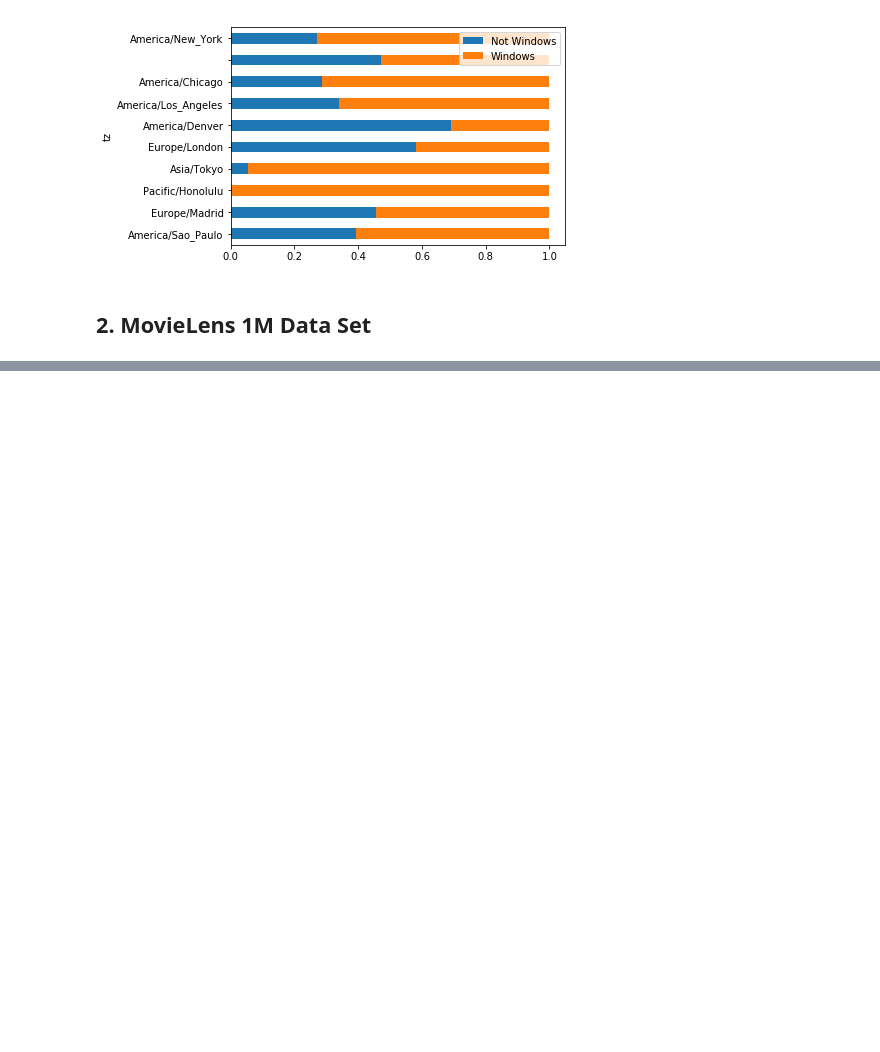
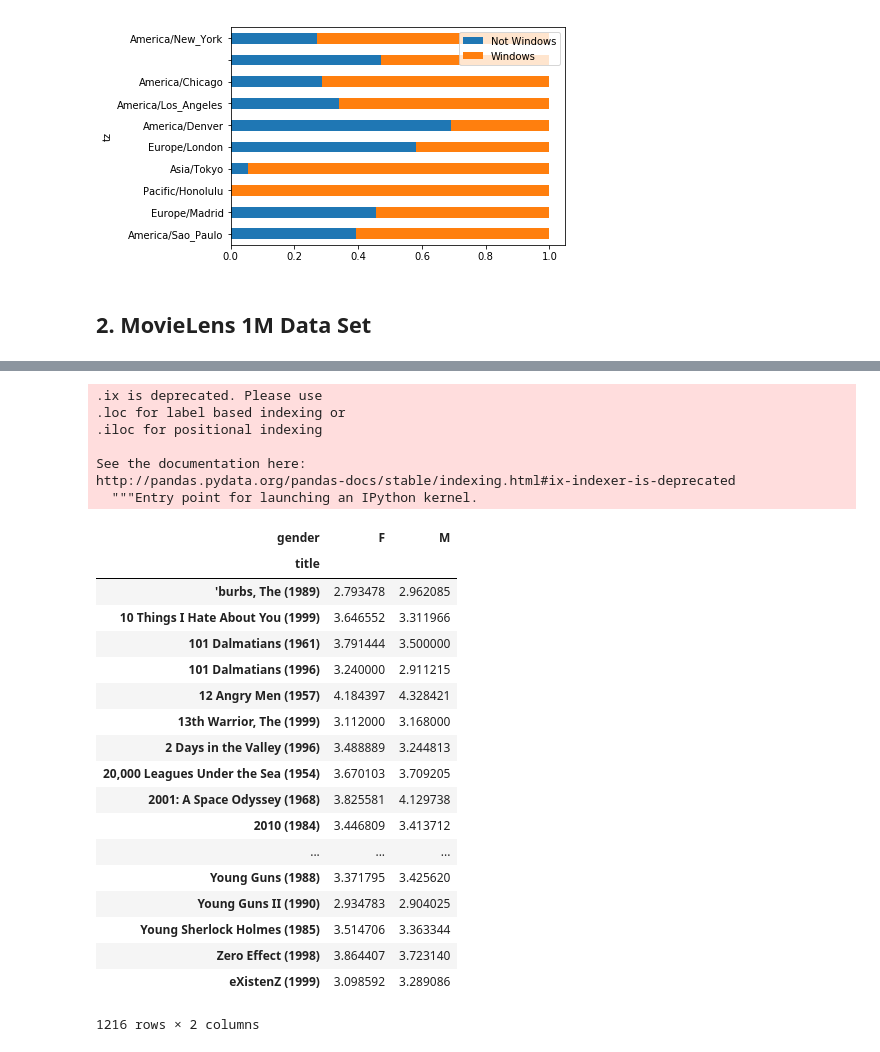
Before and after one commit to alexanderjulianmartinez/Data-Analysis-Python, a Jupyter notebook: pydata-book.ipynb, the cells around one changed output, grey strips where cells are left out. Saved outputs shown, nothing was run; the diff lists cells and outputs as text; code cells hidden in the pictures; blank space fills up the shorter version.

```diff
--- a/pydata-book.ipynb
+++ b/pydata-book.ipynb
@@ -312,0 +352,3 @@ movies = pd.read_table('/home/flexai/git/pydata-book/datasets/movielens/movies.d
+# %%
+data = pd.merge(pd.merge(ratings, users), movies)
+data.info()
@@ -312,0 +437,31 @@ movies = pd.read_table('/home/flexai/git/pydata-book/datasets/movielens/movies.d
+# %%
+mean_ratings = mean_ratings.ix[active_titles]
+
+mean_ratings
+# %% [output]
+.ix is deprecated. Please use
+.loc for label based indexing or
+.iloc for positional indexing
+
+See the documentation here:
+http://pandas.pydata.org/pandas-docs/stable/indexing.html#ix-indexer-is-deprecated
+  """Entry point for launching an IPython kernel.
+| gender | F | M |
+| title |  |  |
+| 'burbs, The (1989) | 2.793478 | 2.962085 |
+| 10 Things I Hate About You (1999) | 3.646552 | 3.311966 |
+| 101 Dalmatians (1961) | 3.791444 | 3.500000 |
+| 101 Dalmatians (1996) | 3.240000 | 2.911215 |
+| 12 Angry Men (1957) | 4.184397 | 4.328421 |
+| 13th Warrior, The (1999) | 3.112000 | 3.168000 |
+| 2 Days in the Valley (1996) | 3.488889 | 3.244813 |
+| 20,000 Leagues Under the Sea (1954) | 3.670103 | 3.709205 |
+| 2001: A Space Odyssey (1968) | 3.825581 | 4.129738 |
+| 2010 (1984) | 3.446809 | 3.413712 |
+| ... | ... | ... |
+| Young Guns (1988) | 3.371795 | 3.425620 |
+| Young Guns II (1990) | 2.934783 | 2.904025 |
+| Young Sherlock Holmes (1985) | 3.514706 | 3.363344 |
+| Zero Effect (1998) | 3.864407 | 3.723140 |
+| eXistenZ (1999) | 3.098592 | 3.289086 |
+1216 rows × 2 columns
```
Also changed, not shown: parts of 29 cells of this notebook.
